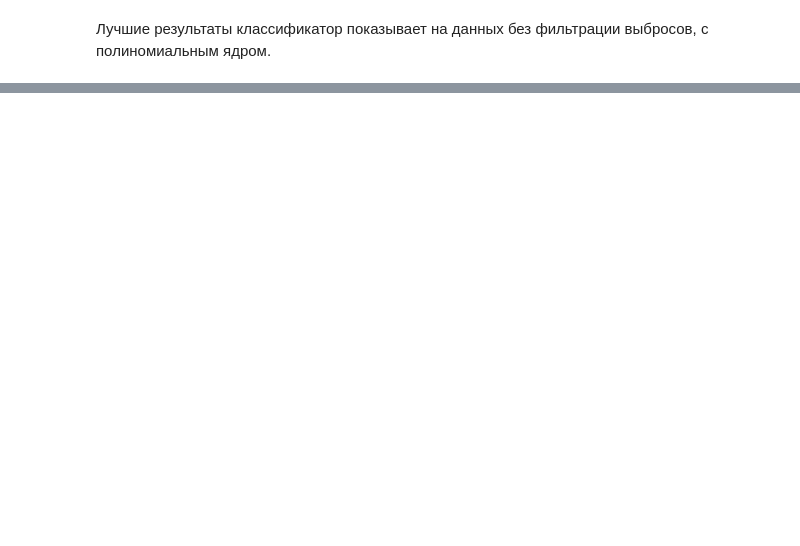
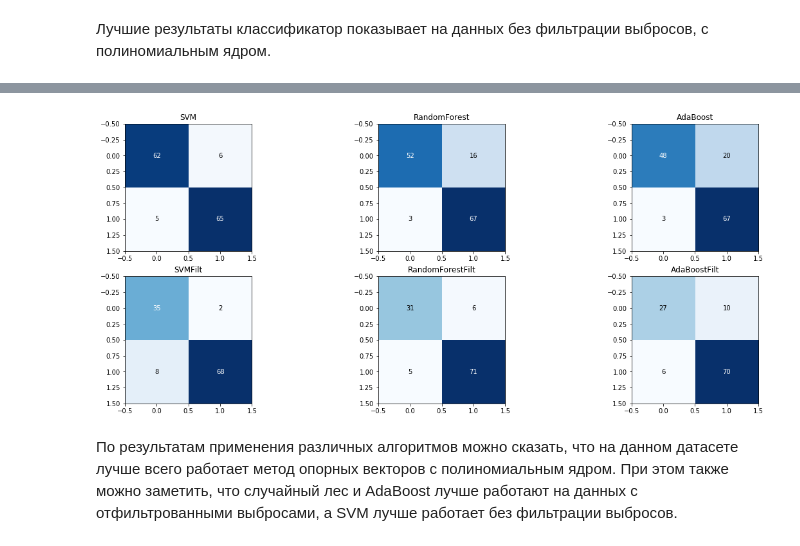
Before and after one commit to glkuzi/MLHomeworks, a Jupyter notebook: Homework_1_Kuzmin.ipynb, the cells around one changed output, grey strips where cells are left out. Cells and saved outputs as stored; diff of their text form; code cells hidden in the pictures; blank space fills up the shorter version.

Commit message:
added random forest, AdaBoost and final table

```diff
--- a/Homework_1_Kuzmin.ipynb
+++ b/Homework_1_Kuzmin.ipynb
@@ -288,0 +535,16 @@ res_filt
+# %%
+res[0]['random_state'] = 2
+del res[0]['base_estimator__max_depth']
+del res[0]['base_estimator__max_features']
+clf = sklearn.ensemble.AdaBoostClassifier(**res[0])
+start = time.time()
+clf.fit(X_train_filt, y_train_filt)
+end = time.time()
+abcTime_filt = end - start
+y_pred = clf.predict(X_test_filt)
+matr = sklearn.metrics.confusion_matrix(y_test_filt, y_pred)
+y_pred_proba = clf.predict_proba(X_test_filt)
+acc = sklearn.metrics.accuracy_score(y_test_filt, y_pred)
+y_pred_proba = [y[1] for y in y_pred_proba]
+roc_auc = sklearn.metrics.roc_auc_score(y_test_filt, y_pred_proba)
+resMetrics_filt.append([abcCVTime_filt, abcTime_filt, matr, acc, roc_auc])
@@ -288,0 +555,7 @@ res_filt
+# %%
+res_columns = ['Grid search time, s', 'Training time, s', 'Accuracy', 'ROC-AUC']
+res_indices = ['SVM', 'RandomForest', 'AdaBoost', 'SVMFilt','RandomForestFilt', 'AdaBoostFilt']
+resMetr = np.vstack([np.array(resMetrics), np.array(resMetrics_filt)])
+
+result_df = pd.DataFrame(resMetr[:, [0, 1, 3, 4]], index=res_indices, columns=res_columns)
+result_df
@@ -288,0 +570,24 @@ res_filt
+# %%
+%matplotlib inline
+matrices = resMetr[:, [2]]
+fig, ax = plt.subplots(2, 3, figsize=(20, 8))
+for m in range(2):
+    for i in range(3):
+        # print('Признак:', realCols[i])
+        # buf = list(dfX[realCols[i]])
+        # print(matrices[i][0])
+        ax[m][i].imshow(matrices[i + m * 3][0], interpolation='nearest', cmap=plt.cm.Blues)
+        cm = matrices[i + m * 3][0]
+        normalize = False
+        fmt = '.2f' if normalize else 'd'
+        thresh = cm.max() / 2.
+        for k in range(2):
+            for j in range(2):
+                ax[m][i].text(j, k, format(cm[k][j], fmt),
+                        ha="center", va="center",
+                        color="white" if cm[k, j] > thresh else "black")
+        ax[m][i].set_title(res_indices[i + m * 3])
+# %% [output]
+[figure, added]
+# %% [markdown]
+По результатам применения различных алгоритмов можно сказать, что на данном датасете лучше всего работает метод опорных векторов с полиномиальным ядром. При этом также можно заметить, что случайный лес и AdaBoost лучше работают на данных с отфильтрованными выбросами, а SVM лучше работает без фильтрации выбросов.
```
Also changed, not shown: parts of 34 cells of this notebook.
